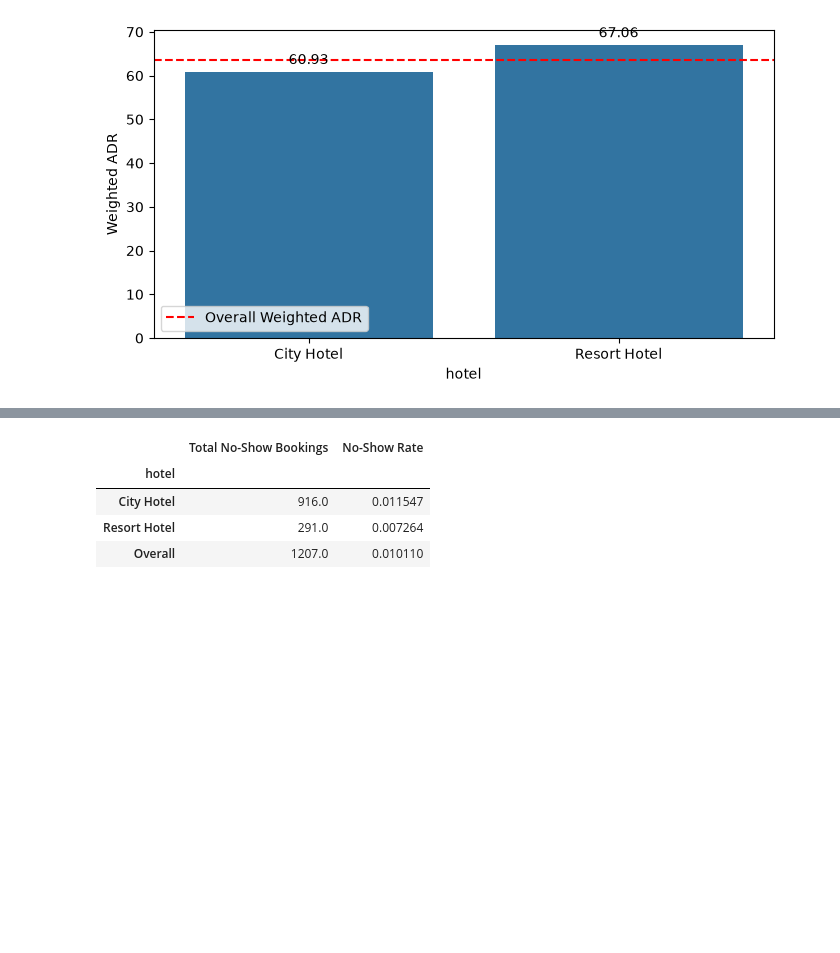
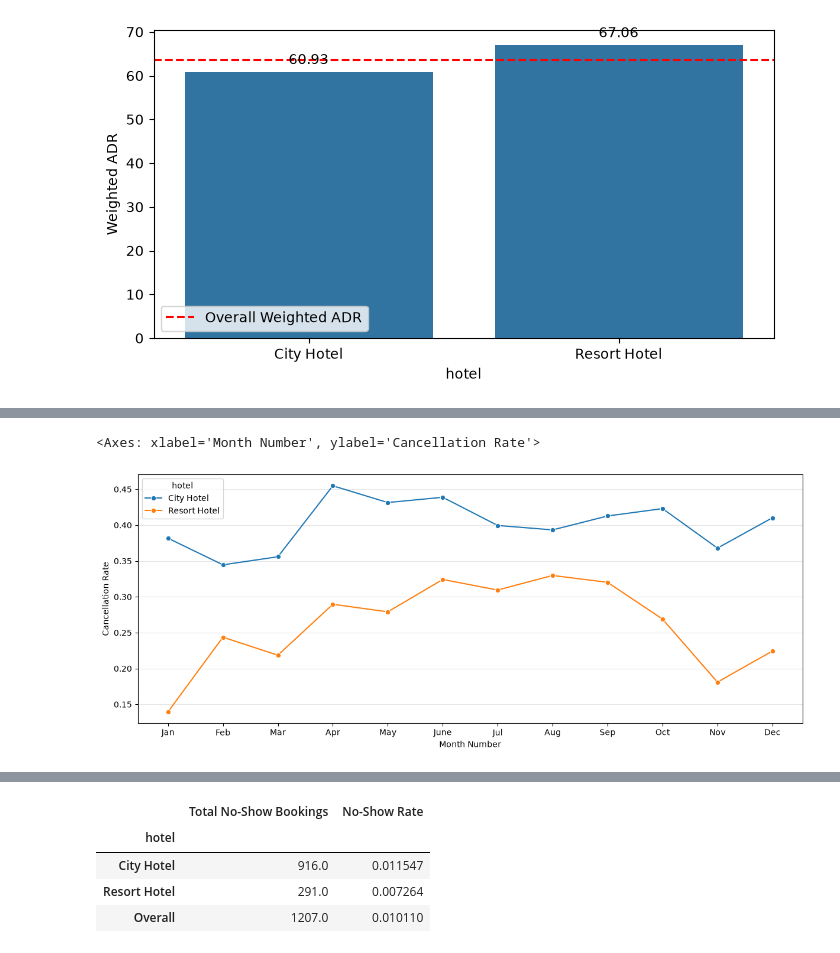
Before and after one commit to NgocYTran/hotel-booking-analysis, a Jupyter notebook: notebooks/02_exploratory_data_analysis.ipynb, the cells around one changed output, grey strips where cells are left out. Saved outputs shown, nothing was run; the diff lists cells and outputs as text; code cells hidden in the pictures; blank space fills up the shorter version.

```diff
--- a/notebooks/02_exploratory_data_analysis.ipynb
+++ b/notebooks/02_exploratory_data_analysis.ipynb
@@ -167,0 +202,31 @@ ax = sns.lineplot(data=monthly_bookings,x='arrival_month',y='Total Bookings',hue
+# %%
+# Seasonal Cancellation Rate
+df['month_number'] = df['arrival_date'].dt.month
+canceled = df[
+    df['reservation_status'] == 'Canceled'].groupby(['hotel','month_number']).size()
+
+total_monthly_bookings = df.groupby(['hotel','month_number']).size()
+
+seasonal_cancellation_rate = canceled/total_monthly_bookings
+seasonal_cancellation = seasonal_cancellation_rate.reset_index(name='Cancellation Rate')
+
+plt.figure(figsize=(12,5))
+plt.grid(axis='y',alpha=0.3)
+plt.xticks(
+    ticks=range(1,13),
+    labels=['Jan','Feb','Mar','Apr','May','June',
+            'Jul','Aug','Sep','Oct','Nov','Dec']
+)
+plt.xlabel('Month Number')
+plt.tight_layout()
+
+sns.lineplot(
+    data=seasonal_cancellation,
+    x='month_number',
+    y='Cancellation Rate',
+    hue='hotel',
+    marker='o'
+)
+# %% [output]
+<Axes: xlabel='Month Number', ylabel='Cancellation Rate'>
+[figure, added]
```
Also changed, not shown: parts of 7 cells of this notebook.
